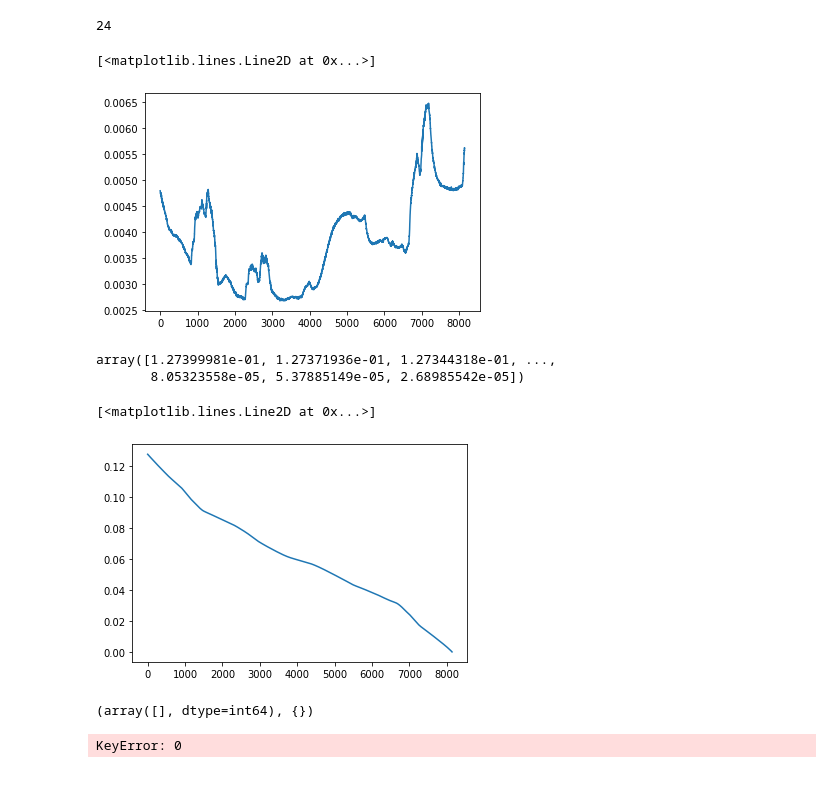
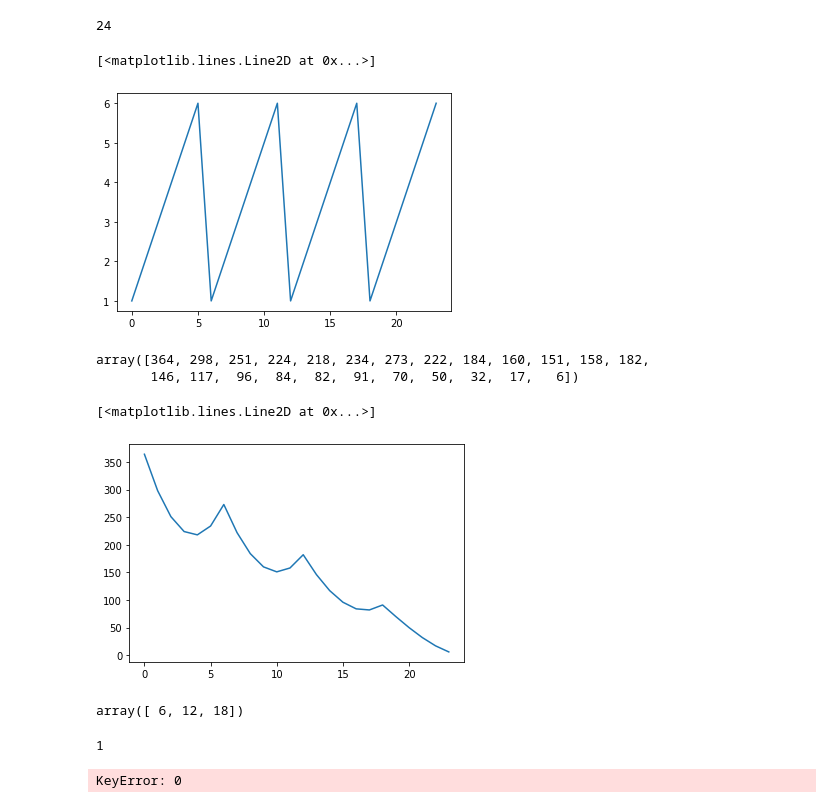
Before and after one commit to kuabhish/time-series-analysis, a Jupyter notebook: notebooks/basic2.ipynb, the cells around one changed output. Drawn from its saved outputs; the diff is of its cells as text; code cells hidden in the pictures.

```diff
--- a/notebooks/basic2.ipynb
+++ b/notebooks/basic2.ipynb
@@ -39,9 +47,7 @@ plt.plot( df.index, utils.average(df[col]) )
 # %%
 from scipy.signal import correlate
 # %%
-x = [ 1,2,3,4,5,6,   1,2,3,4,5,6,  1,2,3,4,5,6,   1,2,3,4,5,6 ]
+x = [ 1,2,3,4,5,6,   1,2,3,4,5,6 ]*2
 len(x)
 # %% [output]
 24
-# %%
-x = df[col]
@@ -49,22 +57,21 @@ x = df[col]
 plt.plot(x)
 # %% [output]
 [<matplotlib.lines.Line2D at 0x...>]
-[figure, old version]
+[figure, new version]
 # %%
 ac = np.correlate( x , x , mode='full' )
-ac[ac.shape[0]//2:]
+ac = ac[ac.shape[0]//2:]
+ac
 # %% [output]
-array([1.27399981e-01, 1.27371936e-01, 1.27344318e-01, ...,
-       8.05323558e-05, 5.37885149e-05, 2.68985542e-05])
+array([364, 298, 251, 224, 218, 234, 273, 222, 184, 160, 151, 158, 182,
+       146, 117,  96,  84,  82,  91,  70,  50,  32,  17,   6])
 # %%
 # figure = plt.figure(figsize=(20,10))
-plt.plot(ac[ac.shape[0]//2:])
+plt.plot(ac)
 # %% [output]
 [<matplotlib.lines.Line2D at 0x...>]
-[figure, old version]
+[figure, new version]
 # %%
 import scipy
 from scipy import signal
-signal.find_peaks(ac[ac.shape[0]//2:])
+peaks = signal.find_peaks(ac[ac.shape[0]//2:])
-# %% [output]
-(array([], dtype=int64), {})
@@ -73,3 +78,11 @@ signal.find_peaks(ac[ac.shape[0]//2:])
+# %%
+peaks[0]
+# %% [output]
+array([ 6, 12, 18])
+# %%
+len(peaks[0])
+# %% [output]
+1
 # %%
 plt.plot(x , label='original' )
 plt.plot( utils.double_exponential_smoothing(x)[0] , label = 'predicted' )
```
Also changed, not shown: parts of 5 cells of this notebook, 3 other files.
